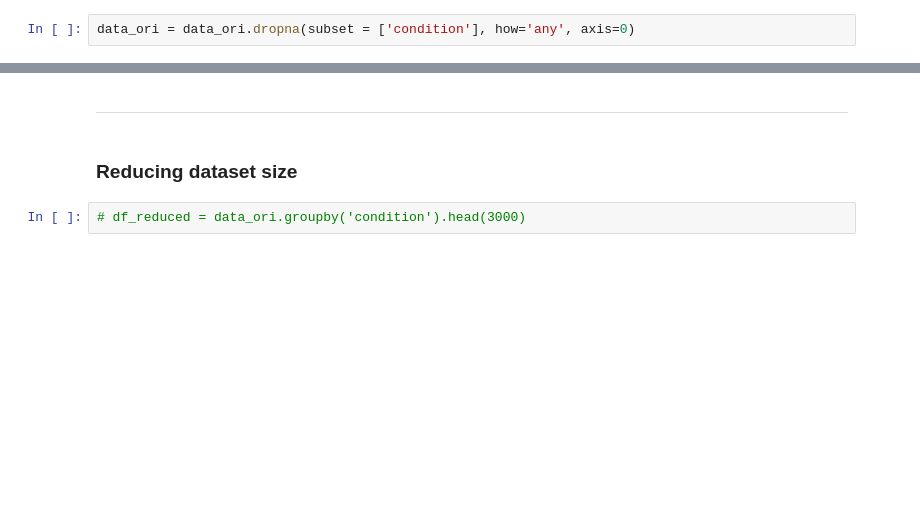
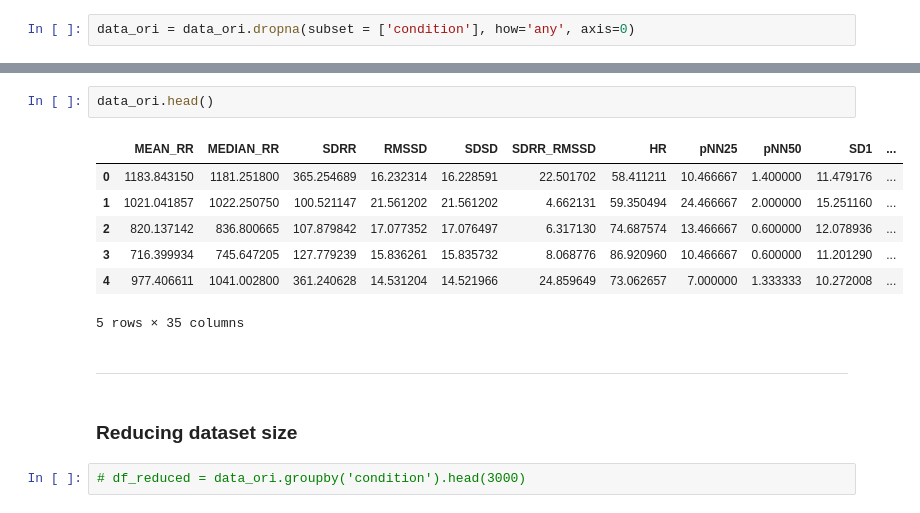
Before and after one commit to andrewyoo214/MachineLearning_python, a Jupyter notebook: DataAugmentation/SWELL_analysis.ipynb, the cells around one changed output, grey strips where cells are left out. Drawn from its saved outputs; the diff is of its cells as text; blank space fills up the shorter version.

```diff
--- a/DataAugmentation/SWELL_analysis.ipynb
+++ b/DataAugmentation/SWELL_analysis.ipynb
@@ -81,3 +120,13 @@ data_ori.shape
+# %%
+data_ori.head()
+# %% [output]
+|  | MEAN_RR | MEDIAN_RR | SDRR | RMSSD | SDSD | SDRR_RMSSD | HR | pNN25 | pNN50 | SD1 | ... |
+| 0 | 1183.843150 | 1181.251800 | 365.254689 | 16.232314 | 16.228591 | 22.501702 | 58.411211 | 10.466667 | 1.400000 | 11.479176 | ... |
+| 1 | 1021.041857 | 1022.250750 | 100.521147 | 21.561202 | 21.561202 | 4.662131 | 59.350494 | 24.466667 | 2.000000 | 15.251160 | ... |
+| 2 | 820.137142 | 836.800665 | 107.879842 | 17.077352 | 17.076497 | 6.317130 | 74.687574 | 13.466667 | 0.600000 | 12.078936 | ... |
+| 3 | 716.399934 | 745.647205 | 127.779239 | 15.836261 | 15.835732 | 8.068776 | 86.920960 | 10.466667 | 0.600000 | 11.201290 | ... |
+| 4 | 977.406611 | 1041.002800 | 361.240628 | 14.531204 | 14.521966 | 24.859649 | 73.062657 | 7.000000 | 1.333333 | 10.272008 | ... |
+5 rows × 35 columns
 # %% [markdown]
 ***
 # %% [markdown]
```
Also changed, not shown: parts of 67 cells of this notebook, 17 other files.
